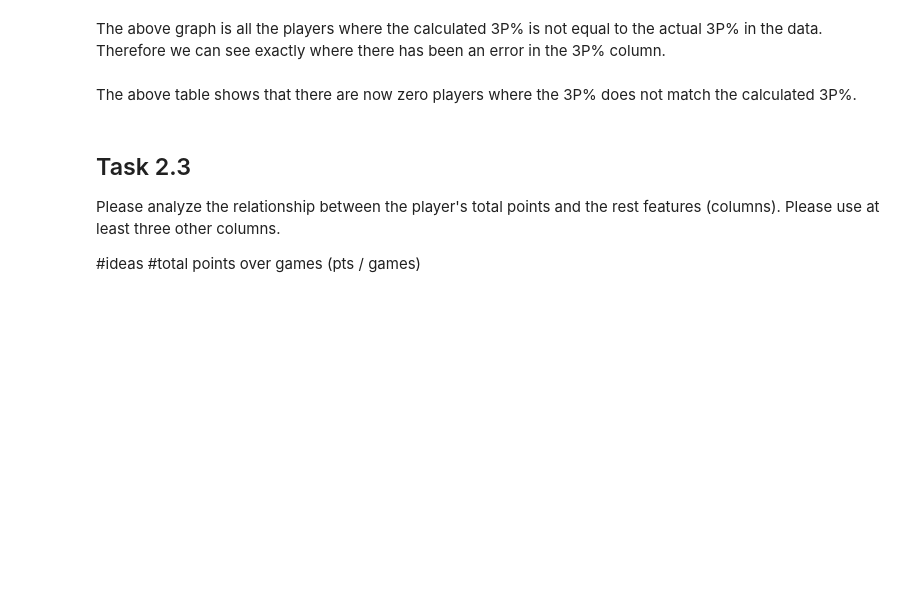
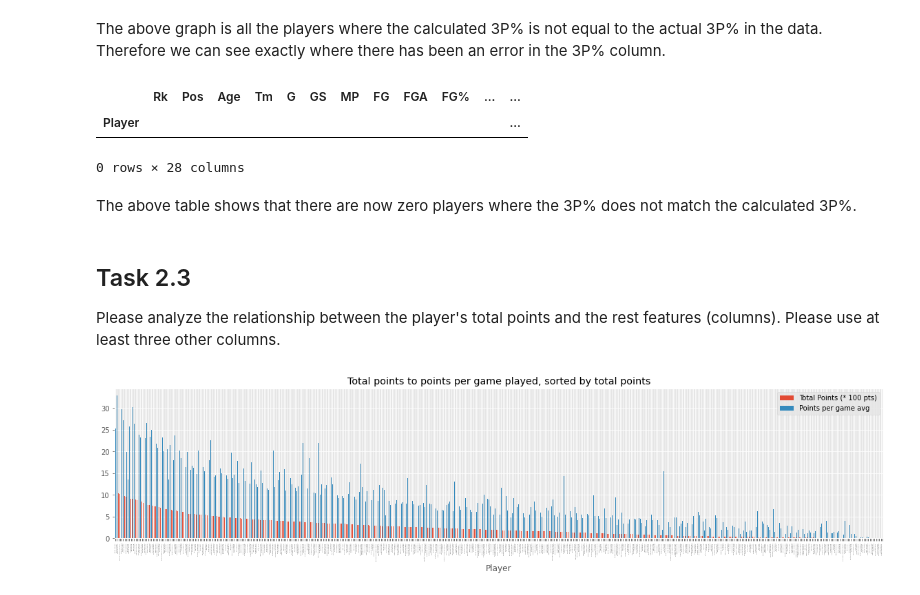
Before and after one commit to s3717566/prac-data-science-a1, a Jupyter notebook: assignment1_TEMPLATE.ipynb, the cells around one changed output. Cells and saved outputs as stored; diff of their text form; code cells hidden in the pictures; blank space fills up the shorter version.

```diff
--- a/assignment1_TEMPLATE.ipynb
+++ b/assignment1_TEMPLATE.ipynb
@@ -110,18 +89,23 @@ def returnfirst(x) :
     return x.values[0]
 
 def returnlatest(x) :
-    return x.values[0]
+    return x.values[-1]
 
 def returnlongest(x) :
-    return x.values[0]
-
+    longest = ""
+    longestint = 0;
+    for v in np.nditer(x, flags=["refs_ok"], op_flags=["readwrite"]):
+        if v.size > longestint:
+            longest = v
+            longestint = v.size
+    return longest
 
 #Grouping players together
 data = data.groupby('Player').agg({
 'Rk'      : returnfirst,
-'Pos'     : returnfirst,
+'Pos'     : returnlongest,
 'Age'     : returnfirst,
-'Tm'      : returnfirst,
+'Tm'      : returnlatest,
 'G'       : np.sum,
 'GS'      : np.sum,
 'MP'      : np.sum,
@@ -147,5 +131,3 @@ data = data.groupby('Player').agg({
 'PF'      : np.sum,
 'PTS'     : np.sum,
 })
-
-#data.loc["James Harden"]
@@ -318,24 +311,28 @@ newdata = newdata[both_nan]
 
 #we can see that now there are no players with an incorrect 3P%.
 newdata
+# %% [output]
+|  | Rk | Pos | Age | Tm | G | GS | MP | FG | FGA | FG% | ... | ... |
+| Player |  |  |  |  |  |  |  |  |  |  |  | ... |
+0 rows × 28 columns
 # %% [markdown]
 The above table shows that there are now zero players where the 3P% does not match the calculated 3P%.
 # %% [markdown]
 ## Task 2.3
 Please analyze the relationship between the player's total points and the rest features (columns). Please use at least three other columns.
-
-#ideas
-#total points over games (pts / games)
-#
 # %%
-totalpoints = data['PTS'] / 100
+totalpointsHundred = data['PTS'] / 100
 pointspergame = data['PTS'].div(data['G'])
-#pointsperminute = data['PTS'].div(data['MP'])
-taskthreedata = pd.DataFrame({'Total Points (* 100 pts)' : totalpoints,'Points per game avg' : pointspergame})
+pointsperminute = data['PTS'].div(data['MP'])
+taskthreedataHundred = pd.DataFrame({'Total Points (* 100 pts)' : totalpointsHundred,'Points per game avg' : pointspergame})
+taskthreedata = pd.DataFrame({'Total Points' : data['PTS'],'Points per game avg' : pointspergame})
+taskthreedataMinutes = pd.DataFrame({'Total Points' : data['PTS'],'Points per minute avg' : pointsperminute})
 #taskthreedata.sort_values(by='Total Points', ascending=False).head(20).plot.bar(title='Points per game', y="Points per game avg", figsize=(14,6))
 
 plt.style.use('ggplot')
 
-ax = taskthreedata.sort_values(by='Total Points (* 100 pts)', ascending=False).plot(title='Total points to points per game played, sorted by total points',stacked=False, kind='bar', figsize=(20, 4), rot='vertical')
+ax = taskthreedataHundred.sort_values(by='Total Points (* 100 pts)', ascending=False).plot(title='Total points to points per game played, sorted by total points',stacked=False, kind='bar', figsize=(20, 4), rot='vertical')
 for item in (ax.get_xticklabels() ):
     item.set_fontsize(2)
+# %% [output]
+[figure, added]
```
Also changed, not shown: parts of 22 cells of this notebook.
